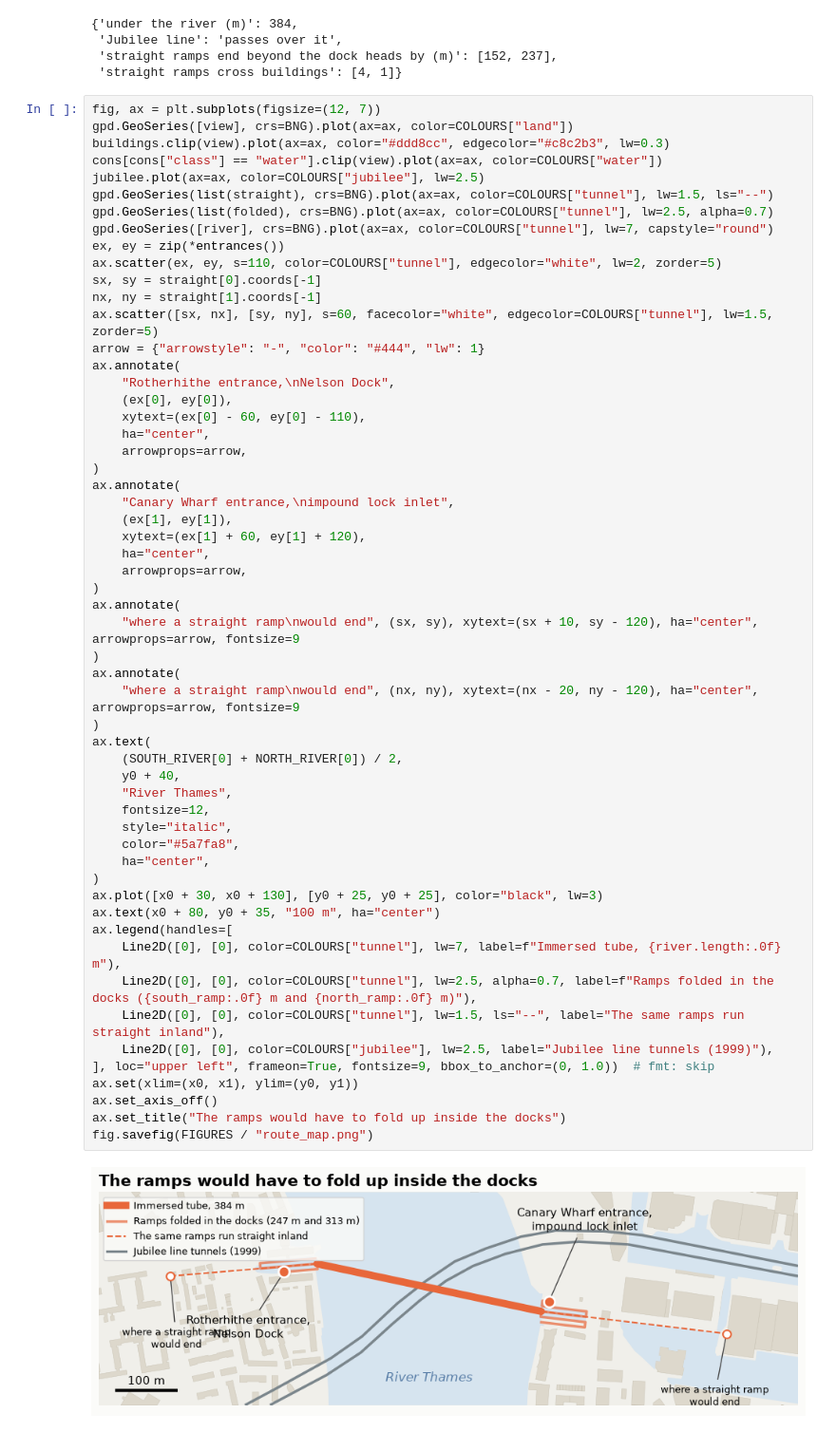
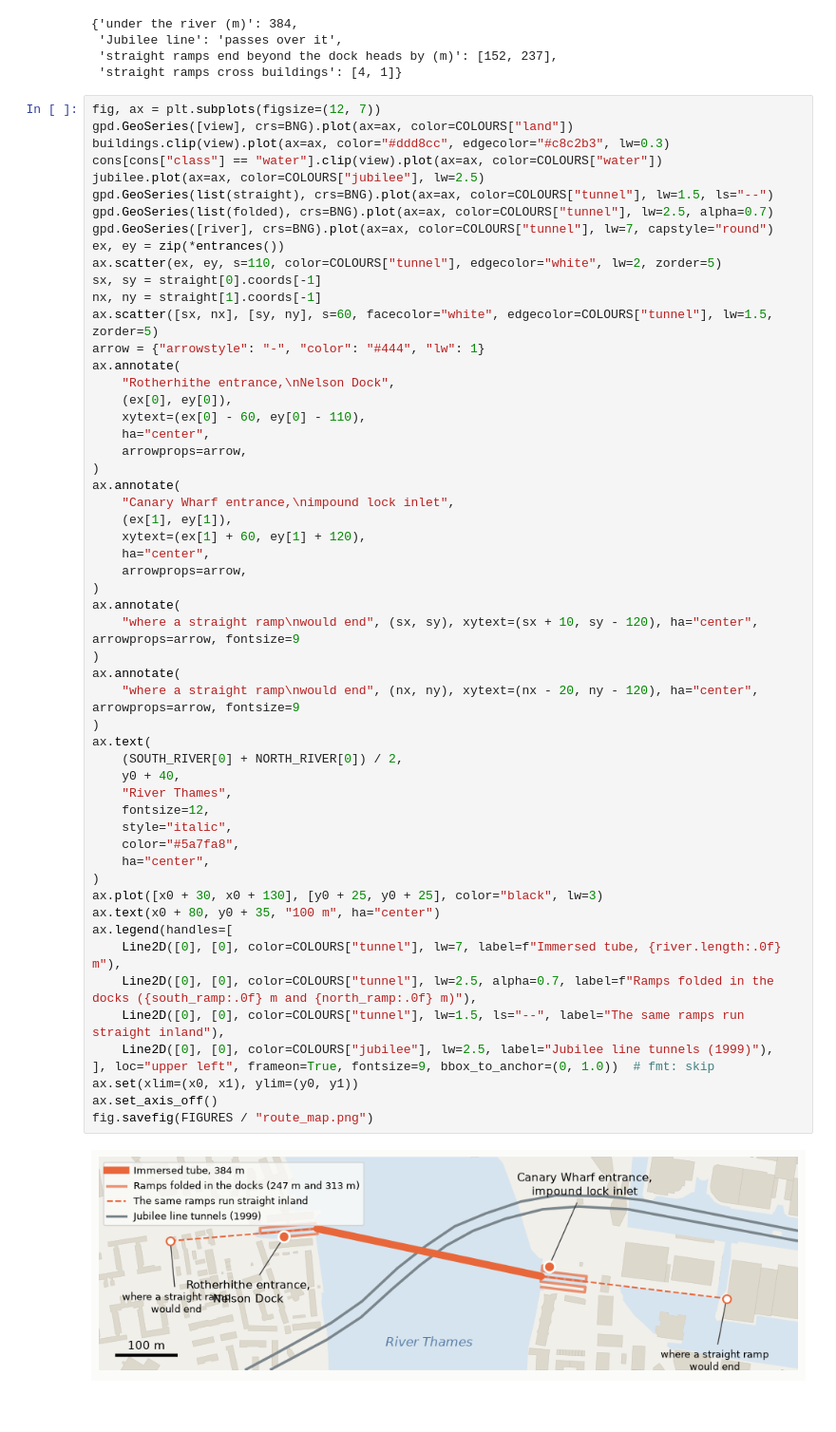
Before and after one commit to HenryDashwood/rotherhithe-to-canary-wharf-tunnel, a Jupyter notebook: nbs/02_route_and_ownership.ipynb, the cells around one changed output. Shown at 95% size. Drawn from its saved outputs; the diff is of its cells as text; blank space fills up the shorter version.

```diff
--- a/nbs/02_route_and_ownership.ipynb
+++ b/nbs/02_route_and_ownership.ipynb
@@ -448,32 +475,31 @@ ax.annotate(
     ha="center",
     arrowprops=arrow,
 )
 ax.annotate(
     "where a straight ramp\nwould end", (sx, sy), xytext=(sx + 10, sy - 120), ha="center", arrowprops=arrow, fontsize=9
 )
 ax.annotate(
     "where a straight ramp\nwould end", (nx, ny), xytext=(nx - 20, ny - 120), ha="center", arrowprops=arrow, fontsize=9
 )
 ax.text(
     (SOUTH_RIVER[0] + NORTH_RIVER[0]) / 2,
     y0 + 40,
     "River Thames",
     fontsize=12,
     style="italic",
     color="#5a7fa8",
     ha="center",
 )
 ax.plot([x0 + 30, x0 + 130], [y0 + 25, y0 + 25], color="black", lw=3)
 ax.text(x0 + 80, y0 + 35, "100 m", ha="center")
 ax.legend(handles=[
     Line2D([0], [0], color=COLOURS["tunnel"], lw=7, label=f"Immersed tube, {river.length:.0f} m"),
     Line2D([0], [0], color=COLOURS["tunnel"], lw=2.5, alpha=0.7, label=f"Ramps folded in the docks ({south_ramp:.0f} m and {north_ramp:.0f} m)"),
     Line2D([0], [0], color=COLOURS["tunnel"], lw=1.5, ls="--", label="The same ramps run straight inland"),
     Line2D([0], [0], color=COLOURS["jubilee"], lw=2.5, label="Jubilee line tunnels (1999)"),
 ], loc="upper left", frameon=True, fontsize=9, bbox_to_anchor=(0, 1.0))  # fmt: skip
 ax.set(xlim=(x0, x1), ylim=(y0, y1))
 ax.set_axis_off()
-ax.set_title("The ramps would have to fold up inside the docks")
 fig.savefig(FIGURES / "route_map.png")
 # %% [output]
-[figure, old version]
+[figure, new version]
```
Also changed, not shown: parts of 6 cells of this notebook, 11 other files.
